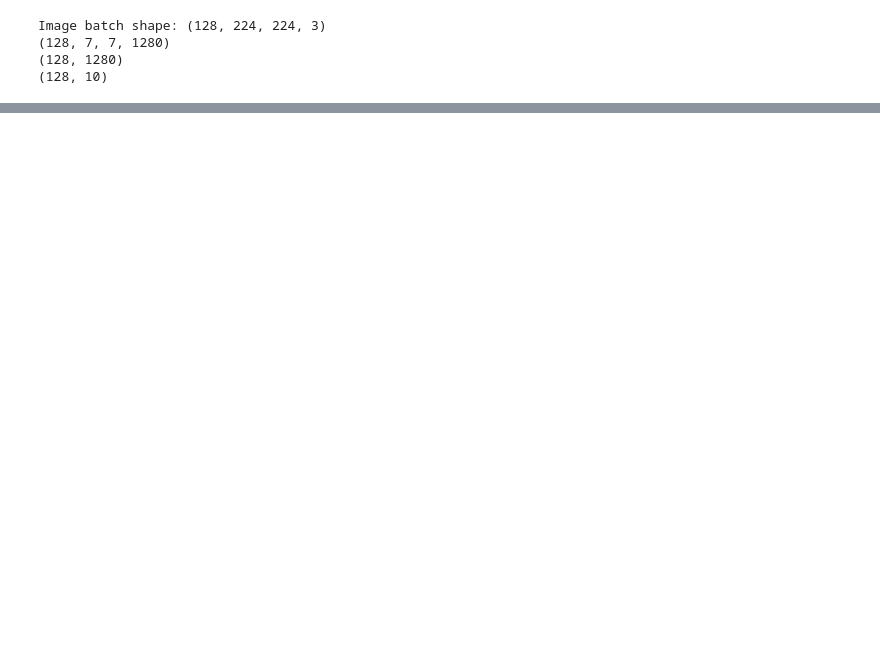
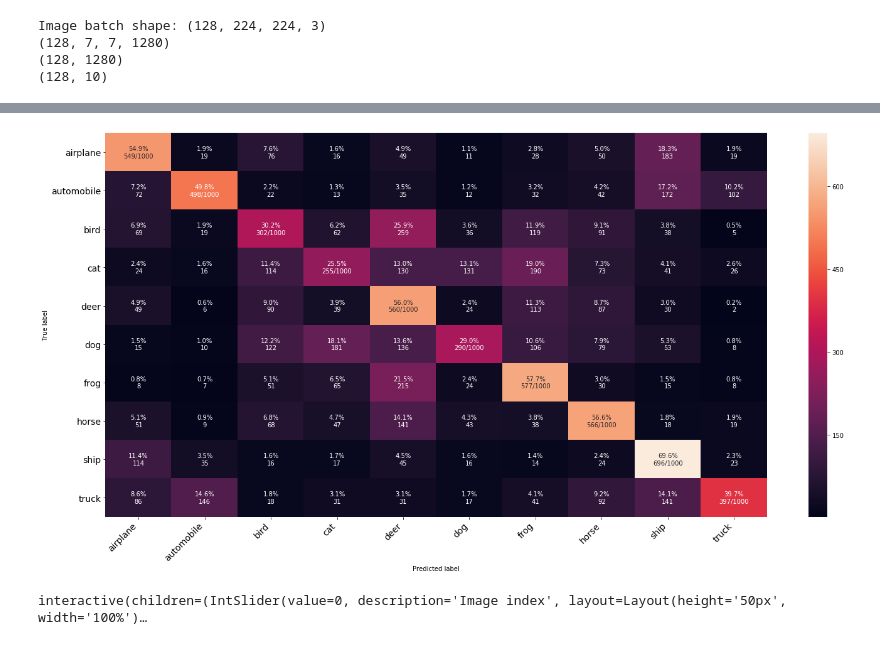
Before and after one commit to RyanDigiCat/IntrotoAITest, a Jupyter notebook: IntroToAI.ipynb, the cells around one changed output, grey strips where cells are left out. Drawn from its saved outputs; the diff is of its cells as text; code cells hidden in the pictures; blank space fills up the shorter version.

```diff
--- a/IntroToAI.ipynb
+++ b/IntroToAI.ipynb
@@ -581,0 +654,10 @@ KeyboardInterrupt:
+# %%
+def get_model_outputs(model, inputs):
+    model_probs = model.predict(inputs)
+    model_preds = model_probs.argmax(axis=1)
+    return model_probs, model_preds
+
+baseline_NN_model_probs, baseline_NN_model_preds = get_model_outputs(baseline_NN_model, X_test)
+print_confusion_matrix(baseline_NN_model_preds, y_test, class_names=CLASS_NAMES.values())
+# %% [output]
+[figure, added]
@@ -582,15 +666,19 @@ KeyboardInterrupt:
 # %%
 ## Nice image slider: https://sanjayasubedi.com.np/deeplearning/tensorflow-2-first-neural-network-for-fashion-mnist/
 from ipywidgets import interact, widgets
-img_idx_slider = widgets.IntSlider(value=0, min=0, max=len(x_test)-1, description="Image index")
+img_idx_slider = widgets.IntSlider(value=0, min=0, max=len(X_test)-1, description="Image index",
+                                   layout=widgets.Layout(width='100%', height='50px'))
 
 @interact(i=img_idx_slider)
 def visualize_prediction(i=0):
+    img_probs, img_pred = baseline_NN_model_probs[i], baseline_NN_model_preds[i].squeeze()
     fix, (ax1, ax2) = plt.subplots(1, 2, figsize=(10, 5))
-    ax1.imshow(x_test[i], cmap=plt.cm.binary)
-    ax1.set_title(f"lbl: {class_names[y_test[i]]}")
-    ax1.set_xlabel(f"pred: {class_names[preds[i]]}")
+    ax1.imshow(X_test[i])
+    ax1.set_title(f"Label: {CLASS_NAMES[y_test[i][0]]}")
+    ax1.set_xlabel(f"Prediction: {CLASS_NAMES[img_pred]}")
 
-
-    ax2.bar(x=[class_names[i] for i in range(10)], height=probs[i]*100)
+    sns.barplot(x=list(CLASS_NAMES.values()), y=img_probs*100, ax=ax2,
+                palette=['grey' if (prob < max(img_probs)) else 'gold' for prob in img_probs])
     plt.xticks(rotation=90)
+# %% [output]
+interactive(children=(IntSlider(value=0, description='Image index', layout=Layout(height='50px', width='100%')…
```
Also changed, not shown: parts of 25 cells of this notebook, 2 other files.
